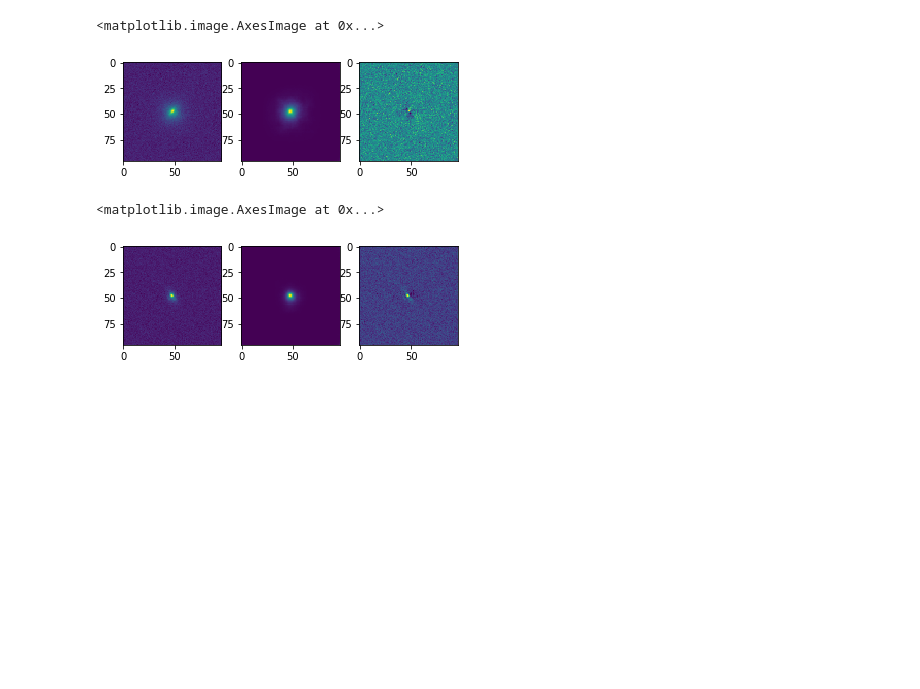
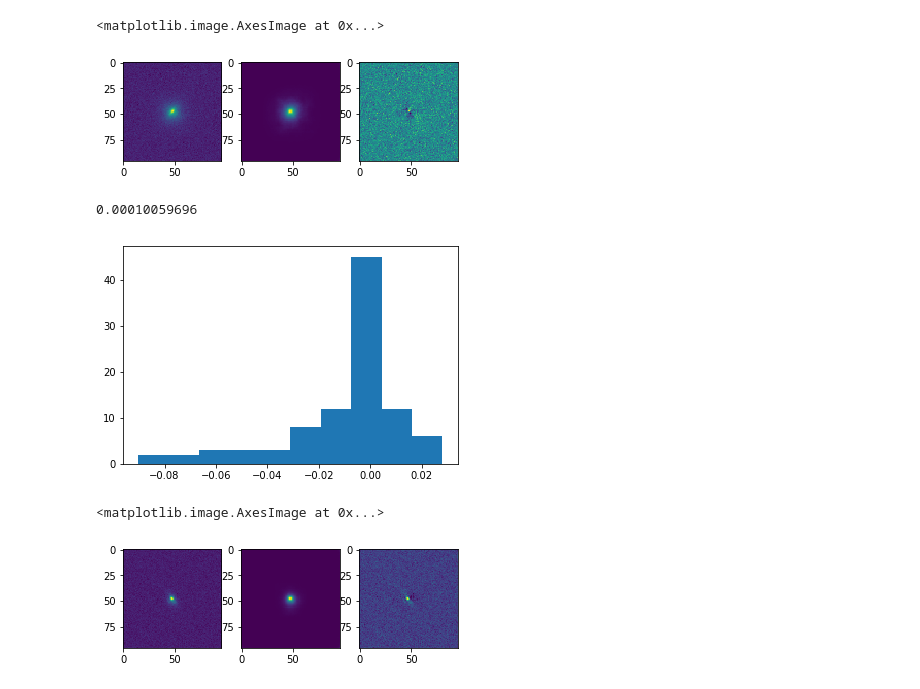
Before and after one commit to JunYinDM/GalaxyGenerativeModel, a Jupyter notebook: checkRes.ipynb, the cells around one changed output. Cells and saved outputs as stored; diff of their text form; code cells hidden in the pictures; blank space fills up the shorter version.

```diff
--- a/checkRes.ipynb
+++ b/checkRes.ipynb
@@ -127,6 +153,13 @@ plt.imshow(a1-a2)
 # %% [output]
 <matplotlib.image.AxesImage at 0x...>
 [figure]
+# %%
+diff = a2-a1
+plt.hist(diff[45,:])
+np.mean(diff[4,:]**2)
+# %% [output]
+0.00010059696
+[figure, added]
 # %%
 plt.subplot(1, 3, 1)
 a1=showres('s1_x_400.pt')
```
Also changed, not shown: parts of 9 cells of this notebook.
